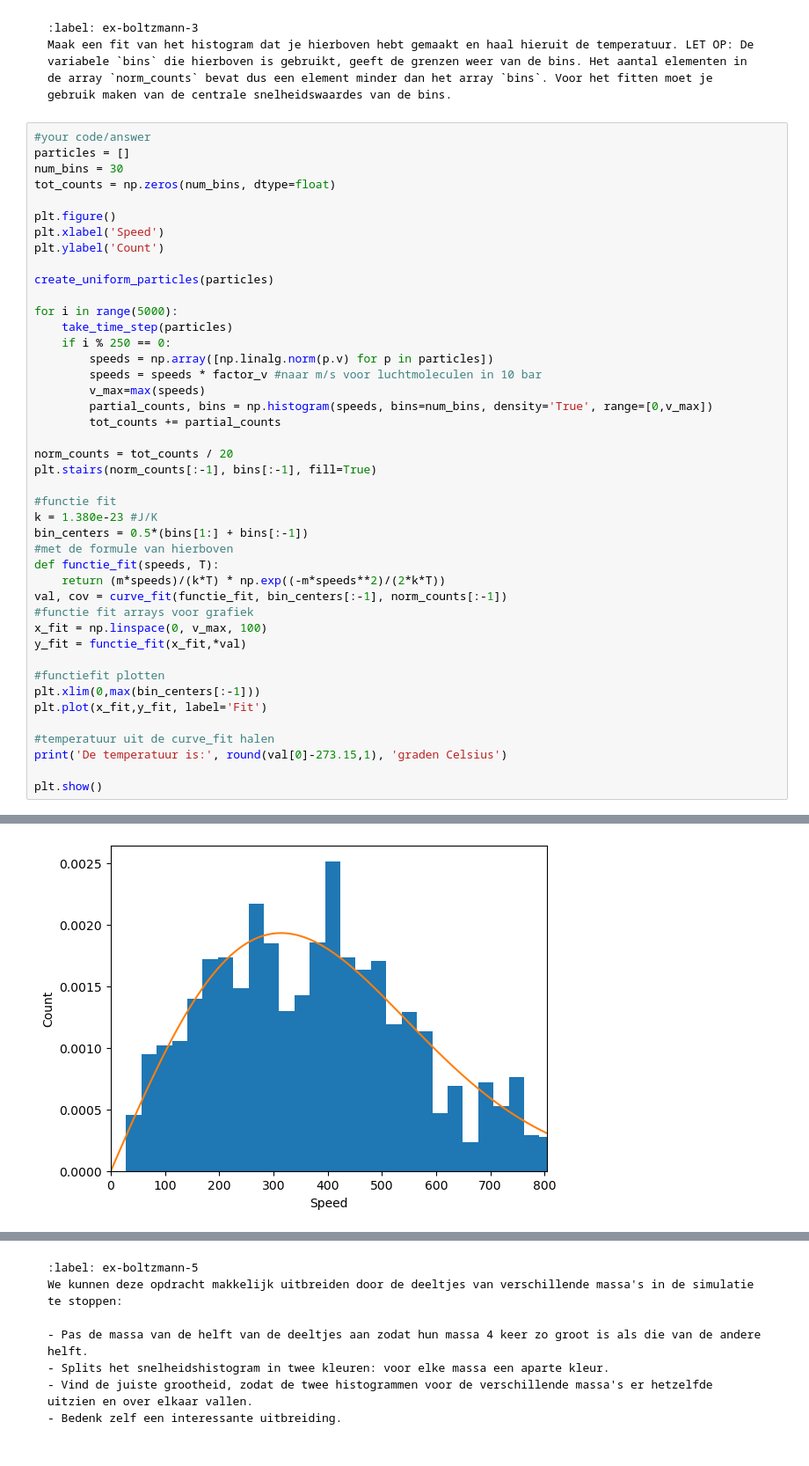
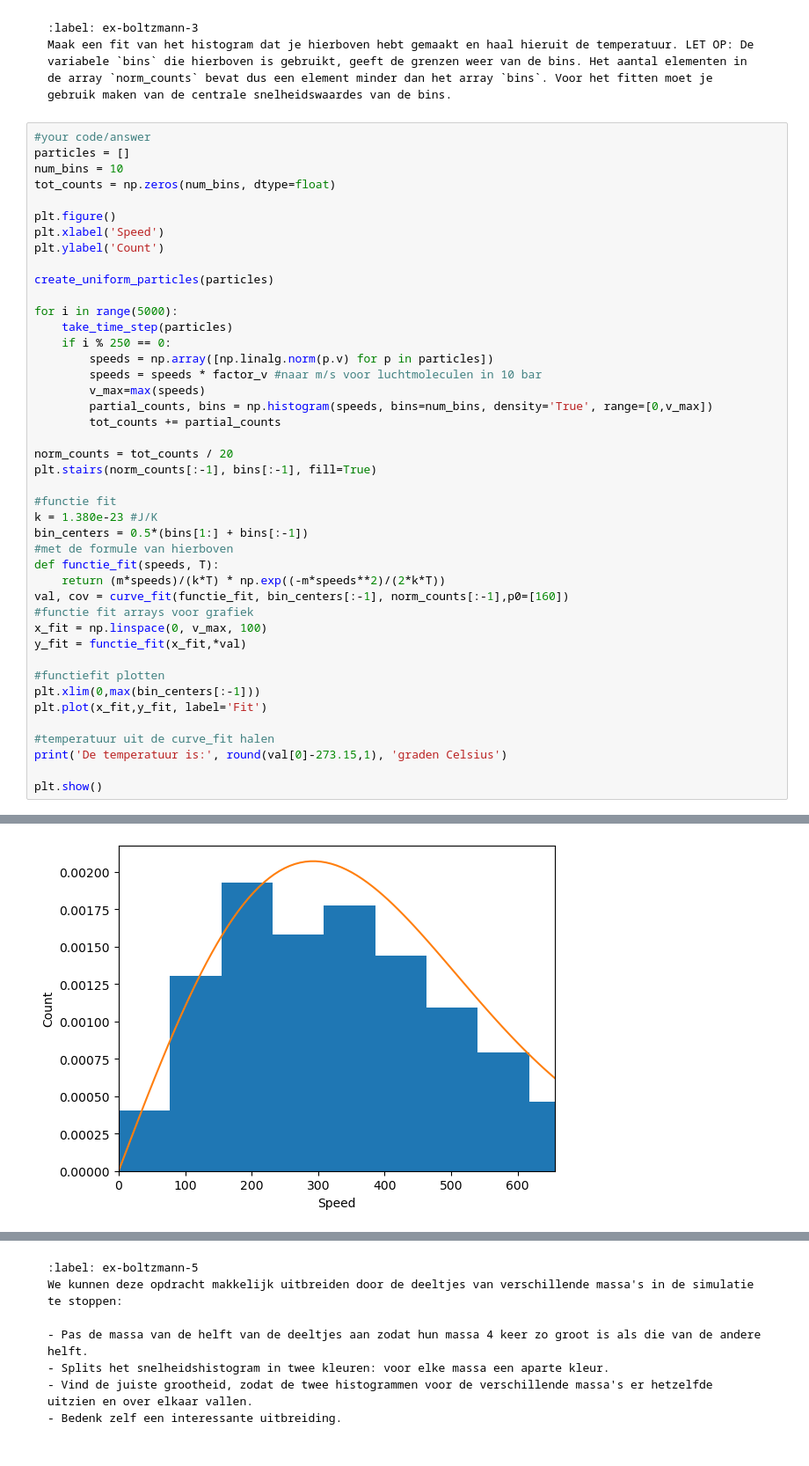
Before and after one commit to Eerkje/Annet-Erik, a Jupyter notebook: Content/PySim/6_boltzmann.ipynb, the cells around one changed output, grey strips where cells are left out. Shown at 88% size. Cells and saved outputs as stored; diff of their text form.

````diff
--- a/Content/PySim/6_boltzmann.ipynb
+++ b/Content/PySim/6_boltzmann.ipynb
@@ -357,7 +357,7 @@ Maak een fit van het histogram dat je hierboven hebt gemaakt en haal hieruit de
 # %%
 #your code/answer
 particles = []
-num_bins = 30
+num_bins = 10
 tot_counts = np.zeros(num_bins, dtype=float)
 
 plt.figure()
@@ -384,7 +384,7 @@ bin_centers = 0.5*(bins[1:] + bins[:-1])
 #met de formule van hierboven
 def functie_fit(speeds, T):
     return (m*speeds)/(k*T) * np.exp((-m*speeds**2)/(2*k*T))
-val, cov = curve_fit(functie_fit, bin_centers[:-1], norm_counts[:-1])
+val, cov = curve_fit(functie_fit, bin_centers[:-1], norm_counts[:-1],p0=[160])
 #functie fit arrays voor grafiek
 x_fit = np.linspace(0, v_max, 100)
 y_fit = functie_fit(x_fit,*val)
@@ -402,4 +402,4 @@ De temperatuur is: 70.5 graden Celsius
-[figure, old version]
+[figure, new version]
 # %% [markdown]
 ```{exercise}
 :label: ex-boltzmann-4
````
Also changed, not shown: parts of 6 cells of this notebook.
